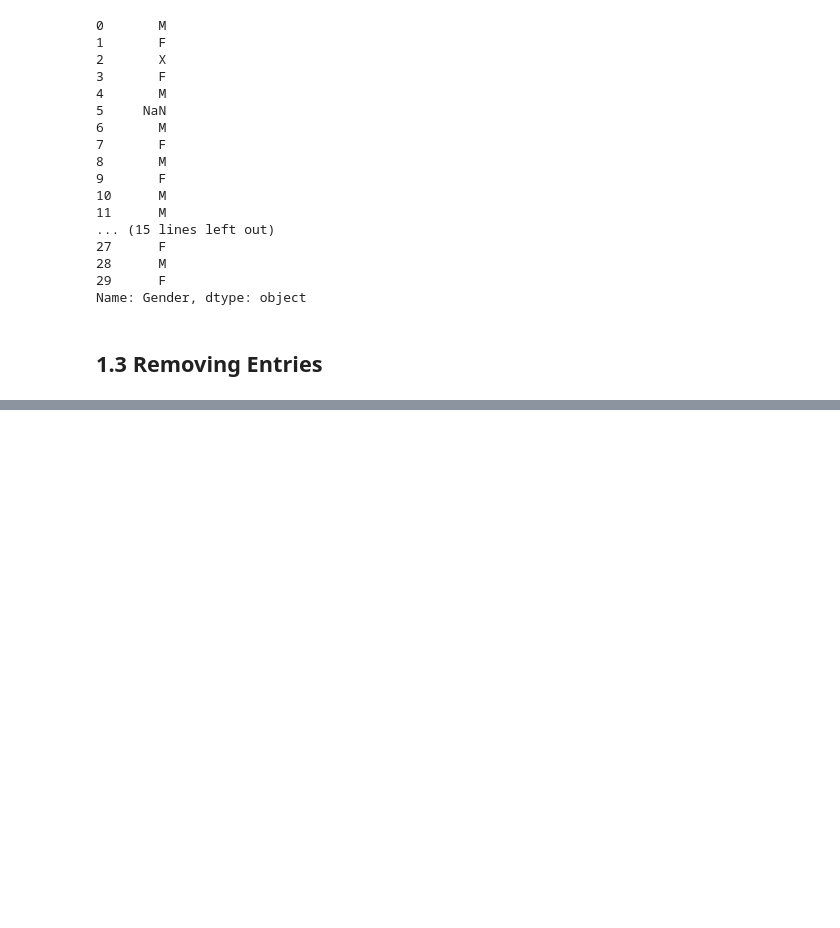
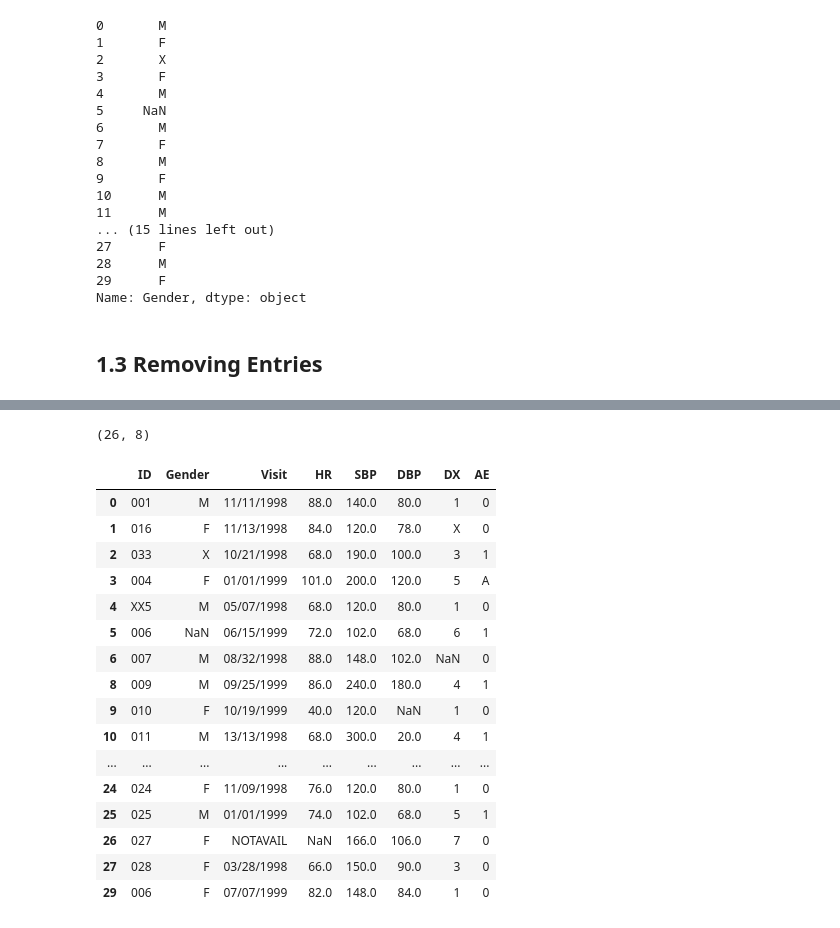
Before and after one commit to gabrielmlow21/fit1043-labs, a Jupyter notebook: week_4/Week 4.ipynb, the cells around one changed output, grey strips where cells are left out. Cells and saved outputs as stored; diff of their text form; code cells hidden in the pictures; blank space fills up the shorter version.

```diff
--- a/week_4/Week 4.ipynb
+++ b/week_4/Week 4.ipynb
@@ -148,0 +182,25 @@ Name: Gender, dtype: object
+# %%
+df = df[df['SBP'] <= 350]
+df.shape
+# %% [output]
+(26, 8)
+# %%
+df
+# %% [output]
+|  | ID | Gender | Visit | HR | SBP | DBP | DX | AE |
+| 0 | 001 | M | 11/11/1998 | 88.0 | 140.0 | 80.0 | 1 | 0 |
+| 1 | 016 | F | 11/13/1998 | 84.0 | 120.0 | 78.0 | X | 0 |
+| 2 | 033 | X | 10/21/1998 | 68.0 | 190.0 | 100.0 | 3 | 1 |
+| 3 | 004 | F | 01/01/1999 | 101.0 | 200.0 | 120.0 | 5 | A |
+| 4 | XX5 | M | 05/07/1998 | 68.0 | 120.0 | 80.0 | 1 | 0 |
+| 5 | 006 | NaN | 06/15/1999 | 72.0 | 102.0 | 68.0 | 6 | 1 |
+| 6 | 007 | M | 08/32/1998 | 88.0 | 148.0 | 102.0 | NaN | 0 |
+| 8 | 009 | M | 09/25/1999 | 86.0 | 240.0 | 180.0 | 4 | 1 |
+| 9 | 010 | F | 10/19/1999 | 40.0 | 120.0 | NaN | 1 | 0 |
+| 10 | 011 | M | 13/13/1998 | 68.0 | 300.0 | 20.0 | 4 | 1 |
+| ... | ... | ... | ... | ... | ... | ... | ... | ... |
+| 24 | 024 | F | 11/09/1998 | 76.0 | 120.0 | 80.0 | 1 | 0 |
+| 25 | 025 | M | 01/01/1999 | 74.0 | 102.0 | 68.0 | 5 | 1 |
+| 26 | 027 | F | NOTAVAIL | NaN | 166.0 | 106.0 | 7 | 0 |
+| 27 | 028 | F | 03/28/1998 | 66.0 | 150.0 | 90.0 | 3 | 0 |
+| 29 | 006 | F | 07/07/1999 | 82.0 | 148.0 | 84.0 | 1 | 0 |
```
Also changed, not shown: parts of 9 cells of this notebook.
